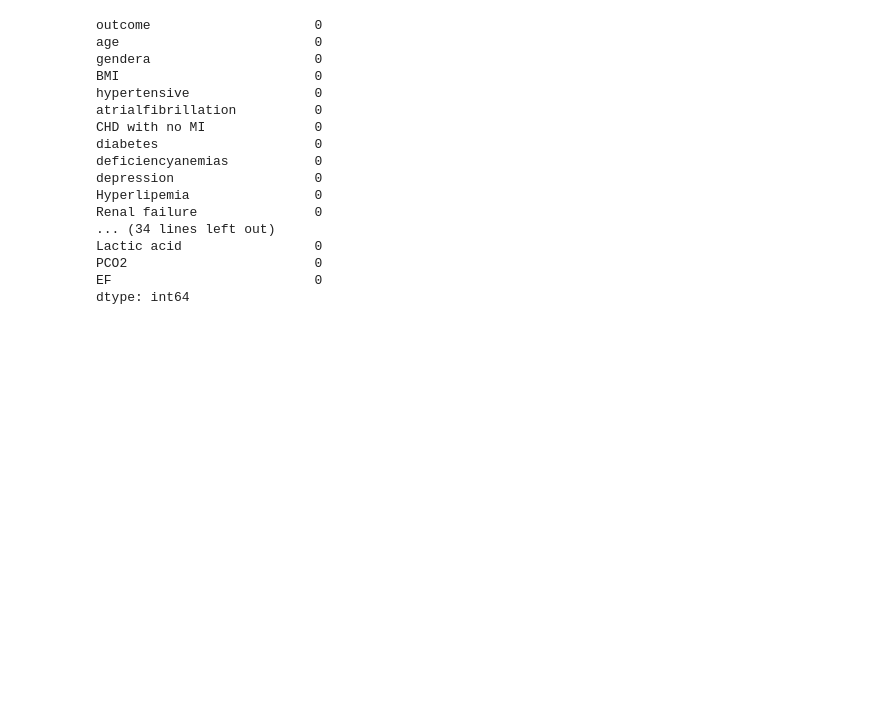
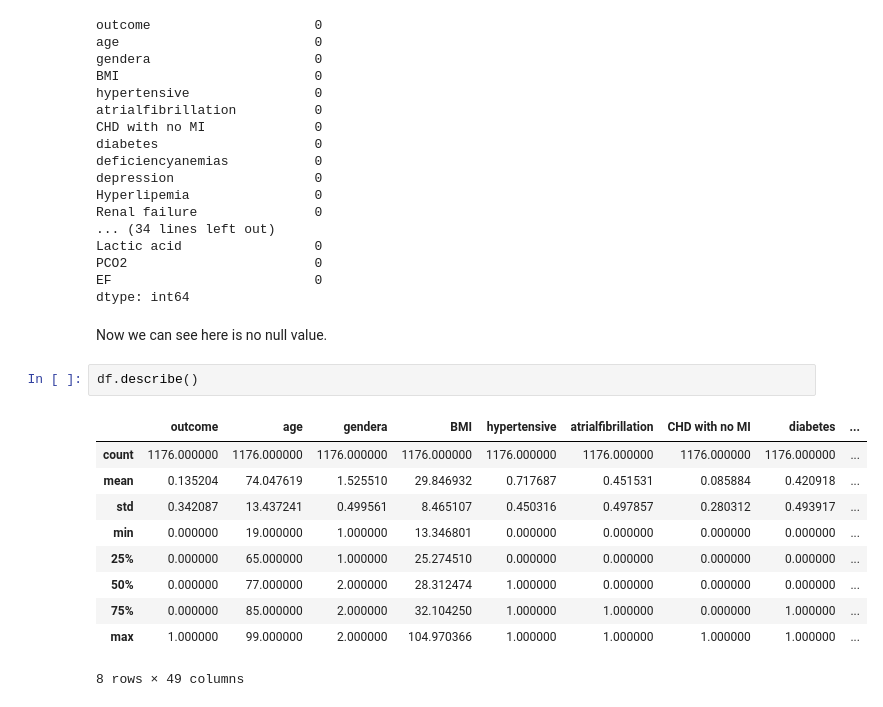
Before and after one commit to sumaiya008/InHospitalMortalityClassification, a Jupyter notebook: Project-03.ipynb, the cells around one changed output. Saved outputs shown, nothing was run; the diff lists cells and outputs as text; blank space fills up the shorter version.

```diff
--- a/Project-03.ipynb
+++ b/Project-03.ipynb
@@ -118,3 +131,18 @@ Lactic acid                 0
 PCO2                        0
 EF                          0
 dtype: int64
+# %% [markdown]
+Now we can see here is no null value.
+# %%
+df.describe()
+# %% [output]
+|  | outcome | age | gendera | BMI | hypertensive | atrialfibrillation | CHD with no MI | diabetes | ... |
+| count | 1176.000000 | 1176.000000 | 1176.000000 | 1176.000000 | 1176.000000 | 1176.000000 | 1176.000000 | 1176.000000 | ... |
+| mean | 0.135204 | 74.047619 | 1.525510 | 29.846932 | 0.717687 | 0.451531 | 0.085884 | 0.420918 | ... |
+| std | 0.342087 | 13.437241 | 0.499561 | 8.465107 | 0.450316 | 0.497857 | 0.280312 | 0.493917 | ... |
+| min | 0.000000 | 19.000000 | 1.000000 | 13.346801 | 0.000000 | 0.000000 | 0.000000 | 0.000000 | ... |
+| 25% | 0.000000 | 65.000000 | 1.000000 | 25.274510 | 0.000000 | 0.000000 | 0.000000 | 0.000000 | ... |
+| 50% | 0.000000 | 77.000000 | 2.000000 | 28.312474 | 1.000000 | 0.000000 | 0.000000 | 0.000000 | ... |
+| 75% | 0.000000 | 85.000000 | 2.000000 | 32.104250 | 1.000000 | 1.000000 | 0.000000 | 1.000000 | ... |
+| max | 1.000000 | 99.000000 | 2.000000 | 104.970366 | 1.000000 | 1.000000 | 1.000000 | 1.000000 | ... |
+8 rows × 49 columns
```
Also changed, not shown: parts of 1 cell of this notebook.
